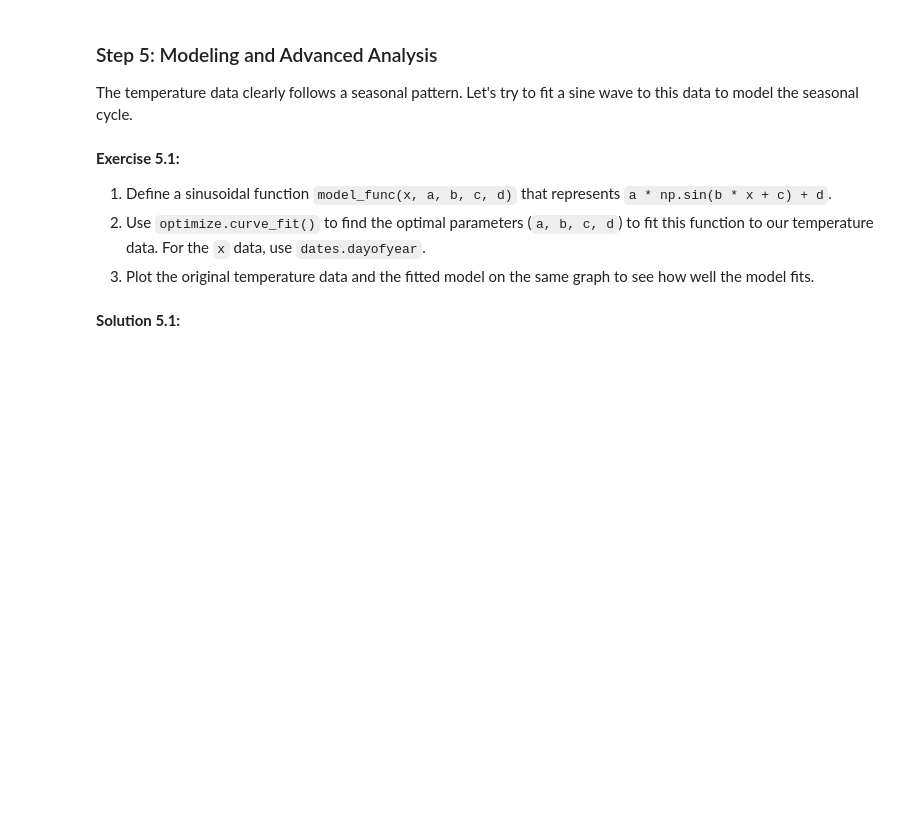
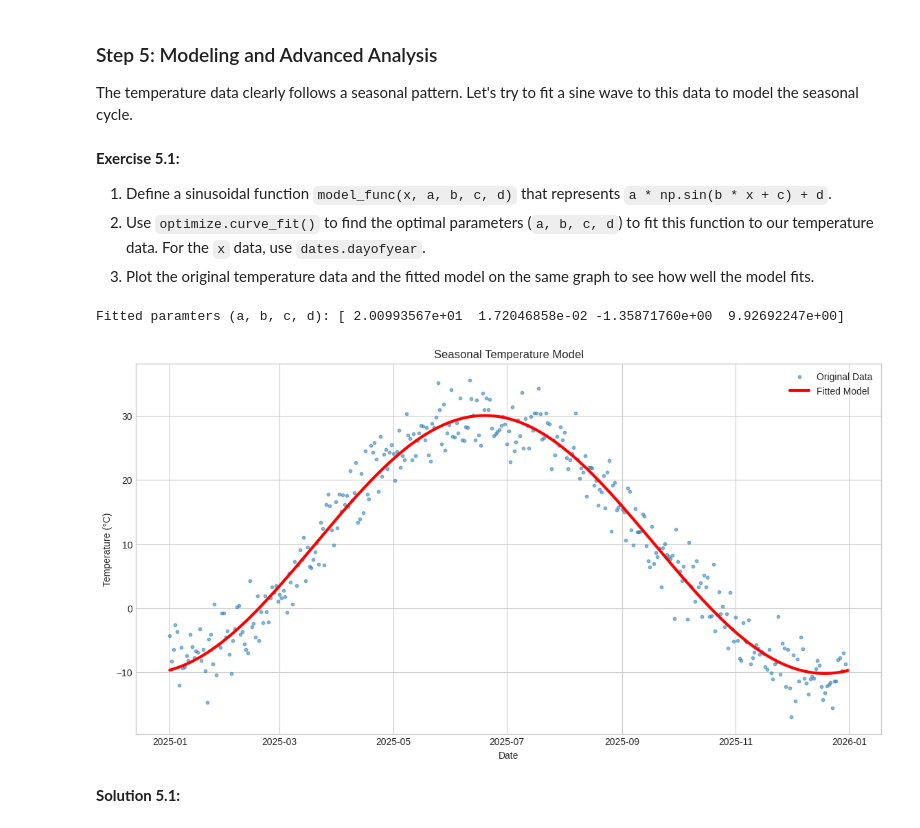
Before and after one commit to rksfn/scipy, a Jupyter notebook: week2_advanced_topics_and_scientific_computing/day14_final_project.ipynb, the cells around one changed output. Drawn from its saved outputs; the diff is of its cells as text; code cells hidden in the pictures; blank space fills up the shorter version.

```diff
--- a/week2_advanced_topics_and_scientific_computing/day14_final_project.ipynb
+++ b/week2_advanced_topics_and_scientific_computing/day14_final_project.ipynb
@@ -181,3 +330,35 @@ The temperature data clearly follows a seasonal pattern. Let's try to fit a sine
+# %%
+# Your code here
+def model_func(x, a, b, c, d):
+    """Sinusodial function for seasonal modeling."""
+    return a * np.sin(b * x + c) + d
+
+
+x_data = weather_df_cleaned.index.dayofyear
+y_data = weather_df_cleaned["temperature"]
+
+initial_guesses = [20, 2 * np.pi / 365, 0, 10]
+params, covariance = optimize.curve_fit(model_func, x_data, y_data, p0=initial_guesses)
+
+print("Fitted paramters (a, b, c, d):", params)
+
+plt.figure(figsize=(14, 7))
+plt.scatter(weather_df_cleaned.index, y_data, label="Original Data", alpha=0.5, s=10)
+plt.plot(
+    weather_df_cleaned.index,
+    model_func(x_data, *params),
+    color="red",
+    linewidth=3,
+    label="Fitted Model",
+)
+plt.title("Seasonal Temperature Model")
+plt.xlabel("Date")
+plt.ylabel("Temperature (°C)")
+plt.legend()
+plt.show()
+# %% [output]
+Fitted paramters (a, b, c, d): [ 2.00993567e+01  1.72046858e-02 -1.35871760e+00  9.92692247e+00]
+[figure, added]
 # %% [markdown]
 **Solution 5.1:**
 # %%
```
Also changed, not shown: parts of 15 cells of this notebook.
